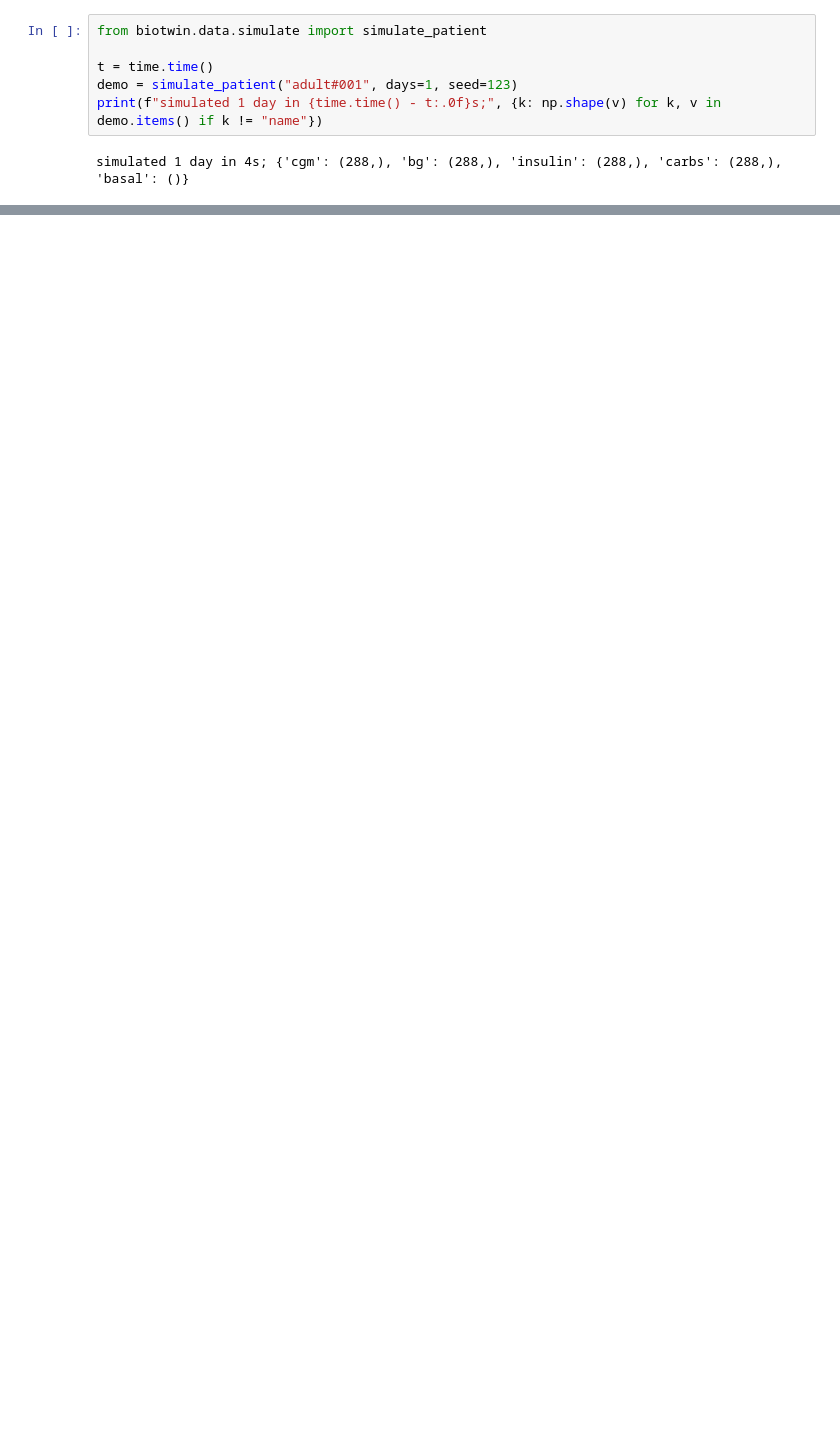
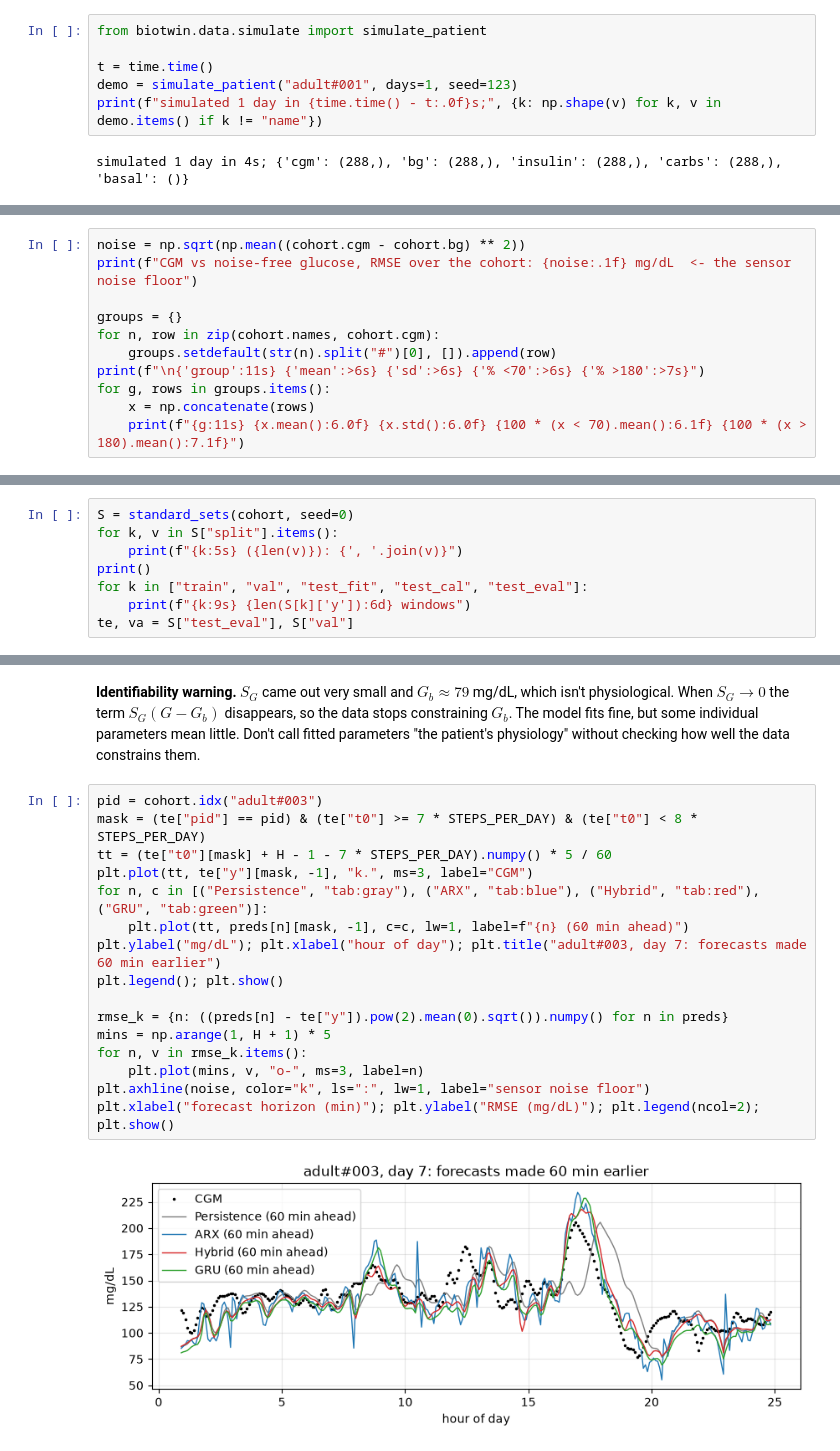
Before and after one commit to drorjac/bio-twin, a Jupyter notebook: notebooks/tutorial.ipynb, the cells around one changed output, grey strips where cells are left out. Drawn from its saved outputs; the diff is of its cells as text; blank space fills up the shorter version.

```diff
--- a/notebooks/tutorial.ipynb
+++ b/notebooks/tutorial.ipynb
@@ -633,0 +163,11 @@ What it doesn't show:
+# %%
+noise = np.sqrt(np.mean((cohort.cgm - cohort.bg) ** 2))
+print(f"CGM vs noise-free glucose, RMSE over the cohort: {noise:.1f} mg/dL  <- the sensor noise floor")
+
+groups = {}
+for n, row in zip(cohort.names, cohort.cgm):
+    groups.setdefault(str(n).split("#")[0], []).append(row)
+print(f"\n{'group':11s} {'mean':>6s} {'sd':>6s} {'% <70':>6s} {'% >180':>7s}")
+for g, rows in groups.items():
+    x = np.concatenate(rows)
+    print(f"{g:11s} {x.mean():6.0f} {x.std():6.0f} {100 * (x < 70).mean():6.1f} {100 * (x > 180).mean():7.1f}")
@@ -633,0 +206,8 @@ What it doesn't show:
+# %%
+S = standard_sets(cohort, seed=0)
+for k, v in S["split"].items():
+    print(f"{k:5s} ({len(v)}): {', '.join(v)}")
+print()
+for k in ["train", "val", "test_fit", "test_cal", "test_eval"]:
+    print(f"{k:9s} {len(S[k]['y']):6d} windows")
+te, va = S["test_eval"], S["val"]
@@ -633,0 +570,24 @@ What it doesn't show:
+# %% [markdown]
+**Identifiability warning.** $S_G$ came out very small and $G_b \approx 79$ mg/dL, which isn't
+physiological. When $S_G \to 0$ the term $S_G (G - G_b)$ disappears, so the data stops
+constraining $G_b$. The model fits fine, but some individual parameters mean little. Don't
+call fitted parameters "the patient's physiology" without checking how well the data
+constrains them.
+# %%
+pid = cohort.idx("adult#003")
+mask = (te["pid"] == pid) & (te["t0"] >= 7 * STEPS_PER_DAY) & (te["t0"] < 8 * STEPS_PER_DAY)
+tt = (te["t0"][mask] + H - 1 - 7 * STEPS_PER_DAY).numpy() * 5 / 60
+plt.plot(tt, te["y"][mask, -1], "k.", ms=3, label="CGM")
+for n, c in [("Persistence", "tab:gray"), ("ARX", "tab:blue"), ("Hybrid", "tab:red"), ("GRU", "tab:green")]:
+    plt.plot(tt, preds[n][mask, -1], c=c, lw=1, label=f"{n} (60 min ahead)")
+plt.ylabel("mg/dL"); plt.xlabel("hour of day"); plt.title("adult#003, day 7: forecasts made 60 min earlier")
+plt.legend(); plt.show()
+
+rmse_k = {n: ((preds[n] - te["y"]).pow(2).mean(0).sqrt()).numpy() for n in preds}
+mins = np.arange(1, H + 1) * 5
+for n, v in rmse_k.items():
+    plt.plot(mins, v, "o-", ms=3, label=n)
+plt.axhline(noise, color="k", ls=":", lw=1, label="sensor noise floor")
+plt.xlabel("forecast horizon (min)"); plt.ylabel("RMSE (mg/dL)"); plt.legend(ncol=2); plt.show()
+# %% [output]
+[figure, added]
```
Also changed, not shown: parts of 91 cells of this notebook, 1 other file.
